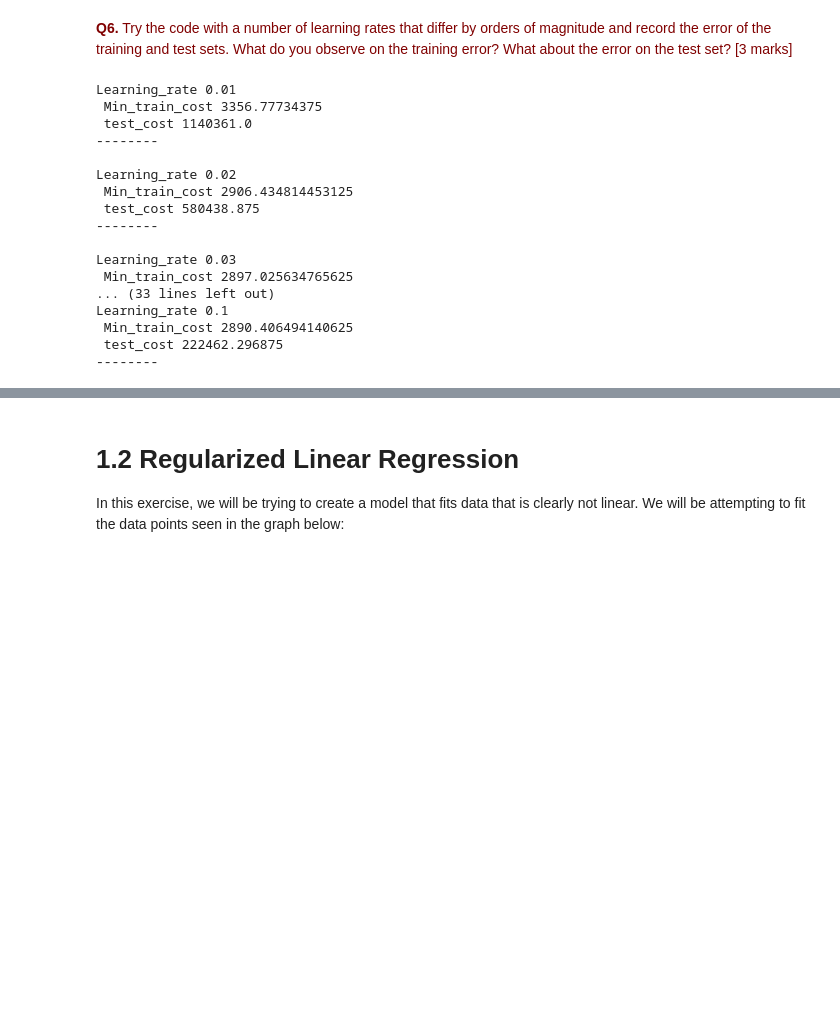
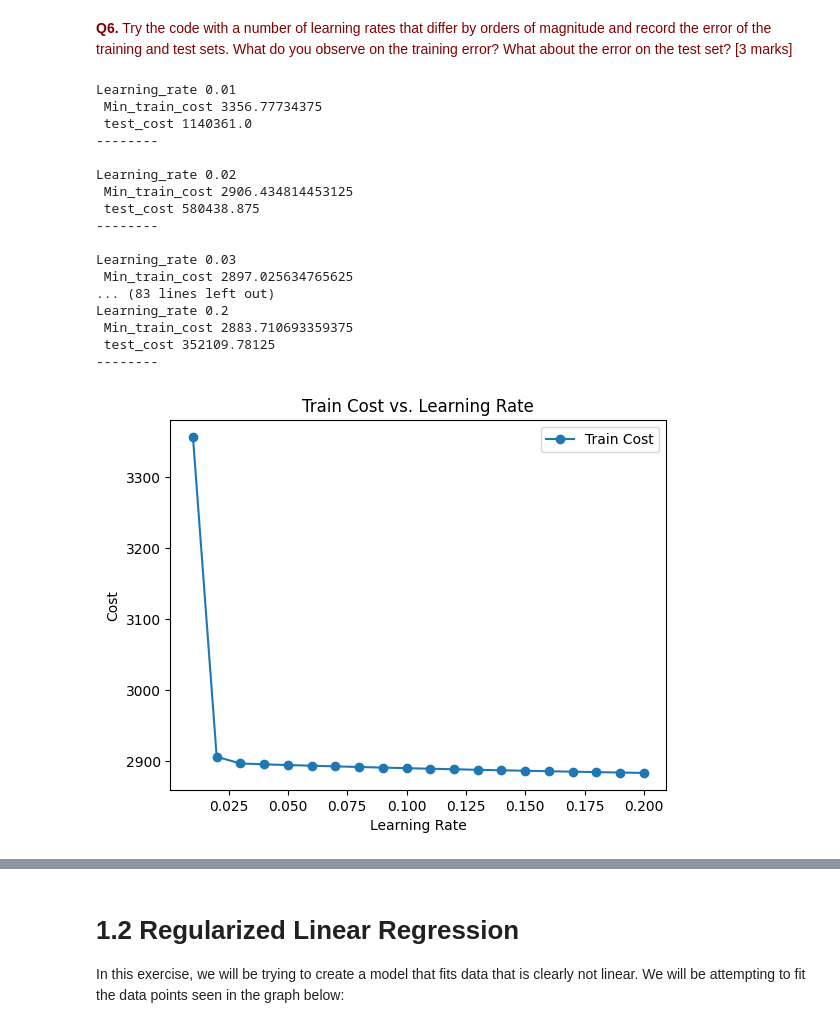
Before and after one commit to kianahs/Machine-Learning, a Jupyter notebook: wk3_Regression.ipynb, the cells around one changed output, grey strips where cells are left out. Saved outputs shown, nothing was run; the diff lists cells and outputs as text; code cells hidden in the pictures; blank space fills up the shorter version.

```diff
--- a/wk3_Regression.ipynb
+++ b/wk3_Regression.ipynb
@@ -254,9 +255,12 @@ def calculate_error(lr):
 # %%
 ### your code here
-learning_rates = [ 0.01, 0.02, 0.03, 0.04, 0.05, 0.06, 0.07, 0.08, 0.09, 0.1]
-
+learning_rates = np.arange(0.01, 0.2 + 0.01, 0.01)
+train_costs = []
+test_costs = []
 for lr in learning_rates:
-  calculate_error(lr)
+  min_train_cost, test_cost = calculate_error(lr)
+  test_costs.append(test_cost)
+  train_costs.append(min_train_cost)
 # %% [output]
 Learning_rate 0.01
  Min_train_cost 3356.77734375
@@ -270,8 +274,18 @@ Learning_rate 0.02
 
 Learning_rate 0.03
  Min_train_cost 2897.025634765625
-... (33 lines left out)
-Learning_rate 0.1
- Min_train_cost 2890.406494140625
- test_cost 222462.296875
+... (83 lines left out)
+Learning_rate 0.2
+ Min_train_cost 2883.710693359375
+ test_cost 352109.78125
 --------
+# %%
+plt.plot(learning_rates, train_costs, marker='o', label='Train Cost')
+
+plt.xlabel('Learning Rate')
+plt.ylabel('Cost')
+plt.title('Train Cost vs. Learning Rate')
+plt.legend()
+plt.show()
+# %% [output]
+[figure, added]
```
Also changed, not shown: parts of 3 cells of this notebook.
